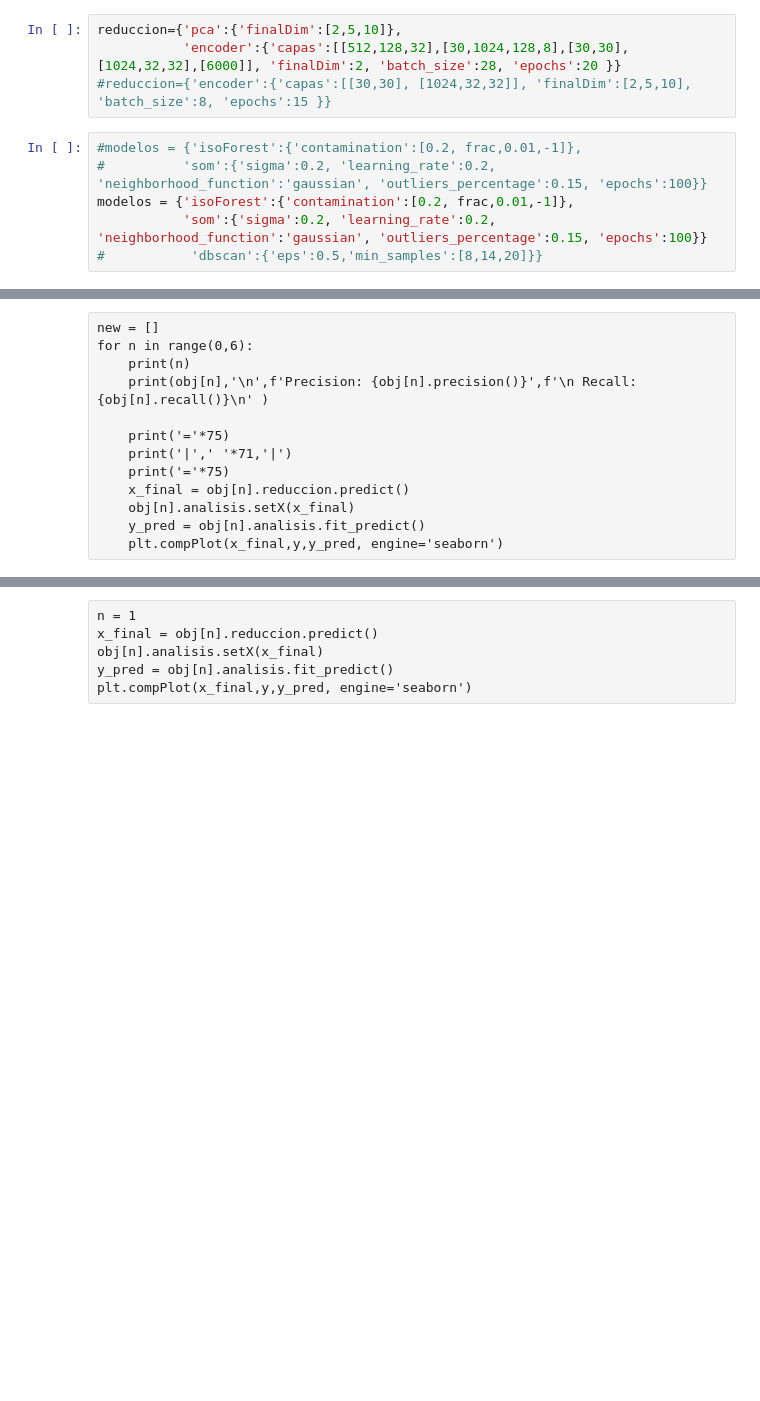
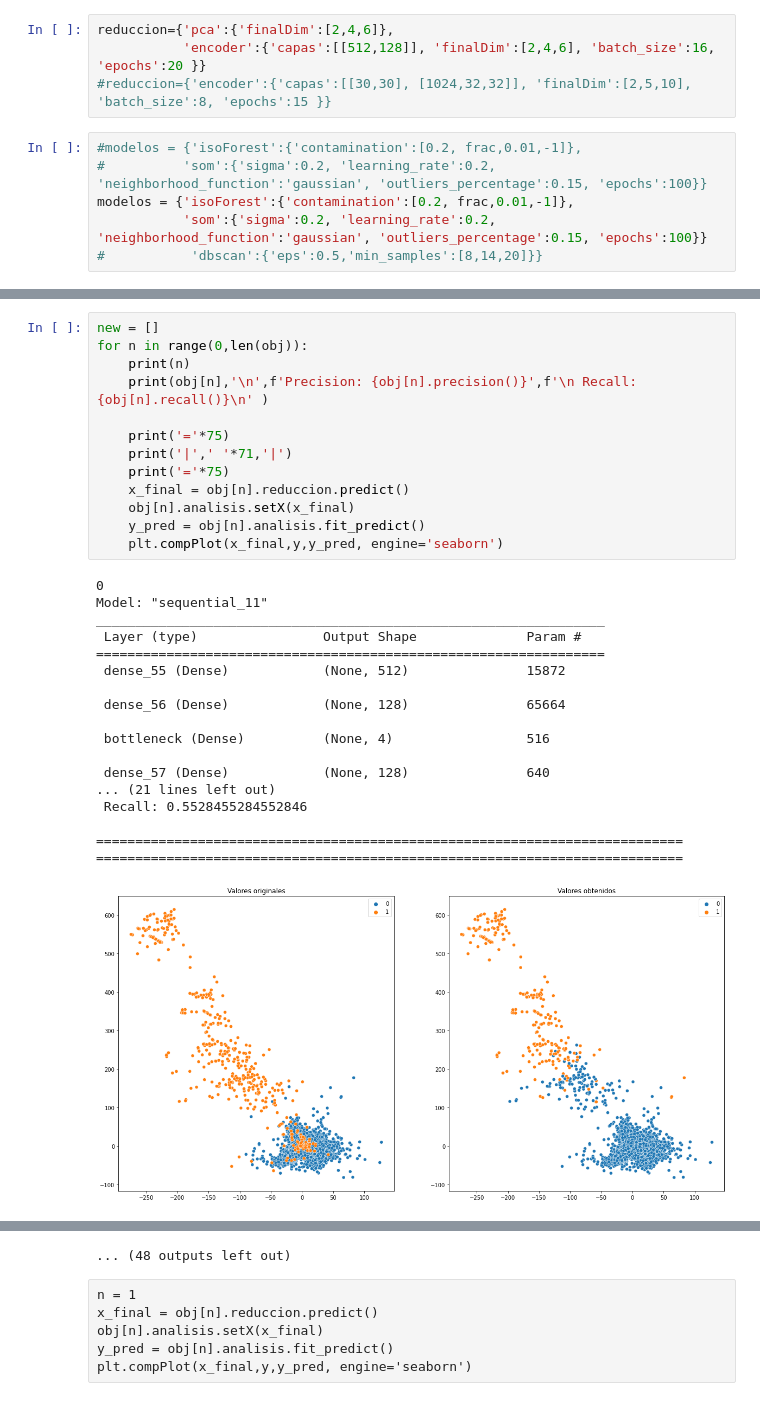
Before and after one commit to VictorCalzada/fraud_detection, a Jupyter notebook: TestingModels.ipynb, the cells around one changed output, grey strips where cells are left out. Drawn from its saved outputs; the diff is of its cells as text; blank space fills up the shorter version.

```diff
--- a/TestingModels.ipynb
+++ b/TestingModels.ipynb
@@ -61,8 +59,8 @@ frac
 # %% [output]
 0.018222222222222223
 # %%
-reduccion={'pca':{'finalDim':[2,5,10]},
-           'encoder':{'capas':[[512,128,32],[30,1024,128,8],[30,30],[1024,32,32],[6000]], 'finalDim':2, 'batch_size':28, 'epochs':20 }}
+reduccion={'pca':{'finalDim':[2,4,6]},
+           'encoder':{'capas':[[512,128]], 'finalDim':[2,4,6], 'batch_size':16, 'epochs':20 }}
 #reduccion={'encoder':{'capas':[[30,30], [1024,32,32]], 'finalDim':[2,5,10], 'batch_size':8, 'epochs':15 }}
 # %%
 #modelos = {'isoForest':{'contamination':[0.2, frac,0.01,-1]},
@@ -109,13 +102,32 @@ plt.precisionRecall(precision,recall, engine = 'plotly')
-# %% [raw]
-new = []
-for n in range(0,6):
-    print(n)
-    print(obj[n],'\n',f'Precision: {obj[n].precision()}',f'\n Recall: {obj[n].recall()}\n' )
-
-    print('='*75)
-    print('|',' '*71,'|')
-    print('='*75)
-    x_final = obj[n].reduccion.predict()
-    obj[n].analisis.setX(x_final)
-    y_pred = obj[n].analisis.fit_predict()
-    plt.compPlot(x_final,y,y_pred, engine='seaborn')
+# %%
+new = []
+for n in range(0,len(obj)):
+    print(n)
+    print(obj[n],'\n',f'Precision: {obj[n].precision()}',f'\n Recall: {obj[n].recall()}\n' )
+
+    print('='*75)
+    print('|',' '*71,'|')
+    print('='*75)
+    x_final = obj[n].reduccion.predict()
+    obj[n].analisis.setX(x_final)
+    y_pred = obj[n].analisis.fit_predict()
+    plt.compPlot(x_final,y,y_pred, engine='seaborn')
+# %% [output]
+0
+Model: "sequential_11"
+_________________________________________________________________
+ Layer (type)                Output Shape              Param #
+=================================================================
+ dense_55 (Dense)            (None, 512)               15872
+
+ dense_56 (Dense)            (None, 128)               65664
+
+ bottleneck (Dense)          (None, 4)                 516
+
+ dense_57 (Dense)            (None, 128)               640
+... (21 lines left out)
+ Recall: 0.5528455284552846
+
+===========================================================================
+===========================================================================
+[figure, added]
@@ -122,3 +218,4 @@ for n in range(0,6):
+... (48 outputs left out)
 # %% [raw]
 n = 1
 x_final = obj[n].reduccion.predict()
```
Also changed, not shown: parts of 8 cells of this notebook, 1 other file.
